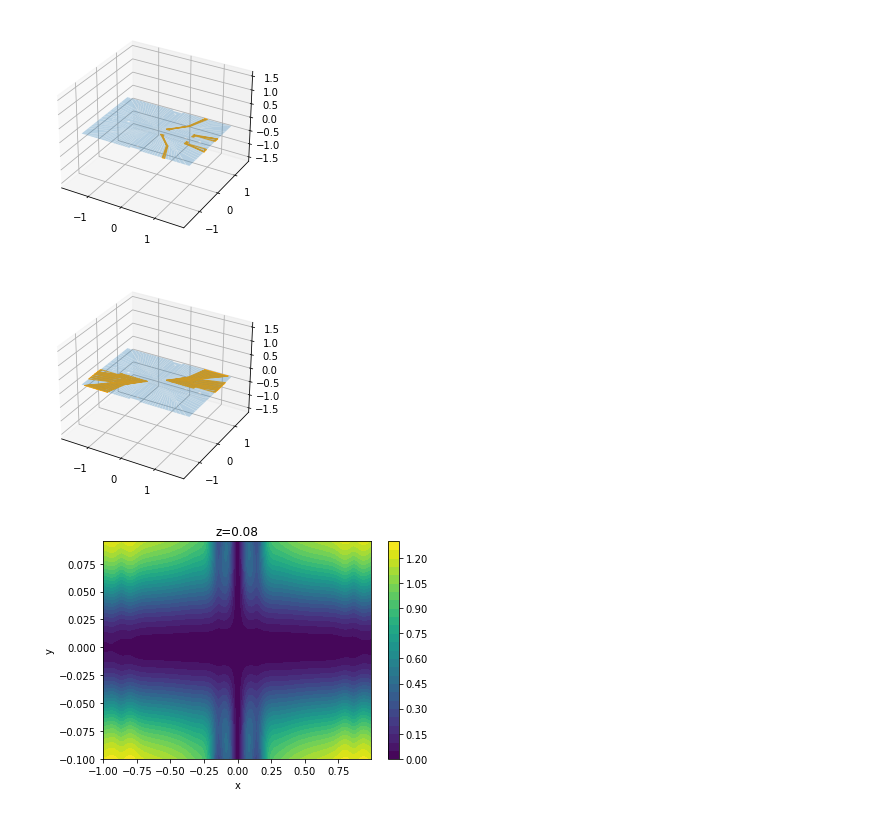
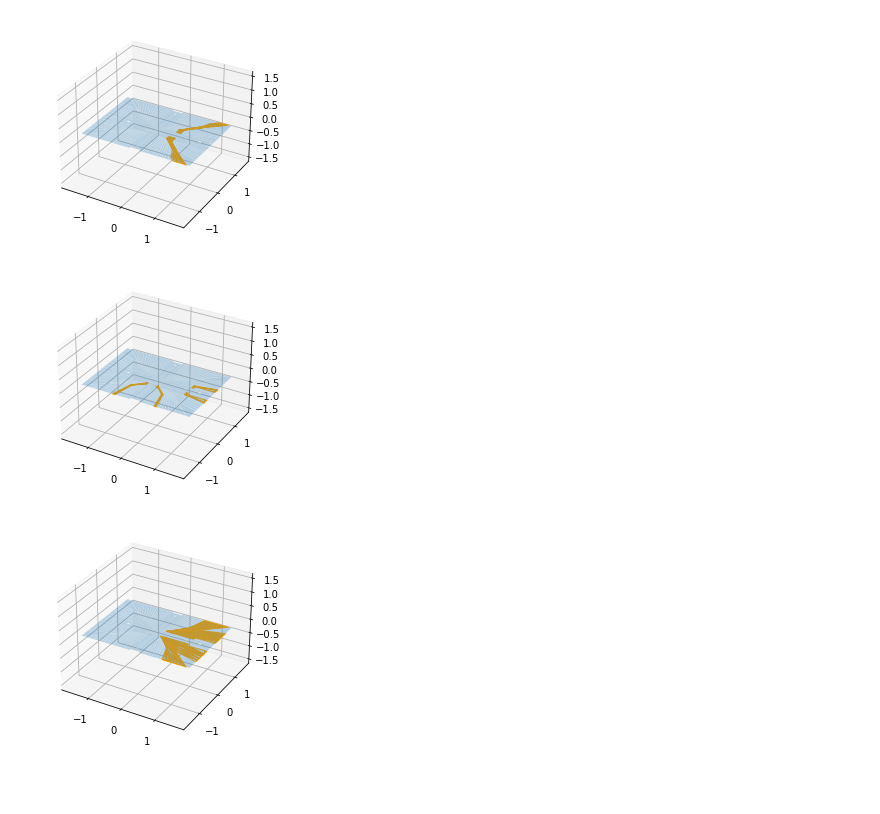
Before and after one commit to GaoxiangTang/junction-trap-simulation, a Jupyter notebook: demo.ipynb, the cells around one changed output. Saved outputs shown, nothing was run; the diff lists cells and outputs as text; code cells hidden in the pictures; blank space fills up the shorter version.

```diff
--- a/demo.ipynb
+++ b/demo.ipynb
@@ -14,13 +26,16 @@ junction = trap_model("junction", shuttle_range, pbi, ppi)
+# %%
+# 高亮编号为[2, 5, 7, 8, 10]的电极
+junction.plot(part_id=[2, 5, 7, 8, 10])
+# %% [output]
+[figure, added]
 # %%
-junction.plot(electrodode=['R-0', 'R-11'])
+# 高亮名称为R-0和R-11的两对电极
+junction.plot(electrodode=['D-0', 'R-11'])
 # %% [output]
-[figure, old version]
+[figure, new version]
 # %%
-junction.plot(sector=[1, 5])
+#高亮1、8两个区域的电极
+junction.plot(sector=[1, 8])
 # %% [output]
-[figure, old version]
+[figure, new version]
-# %%
-junction.plot_slice(voltage=np.zeros(94), z=0.08)
-# %% [output]
-[figure, removed]
 # %%
```
Also changed, not shown: parts of 17 cells of this notebook, 4 other files.
